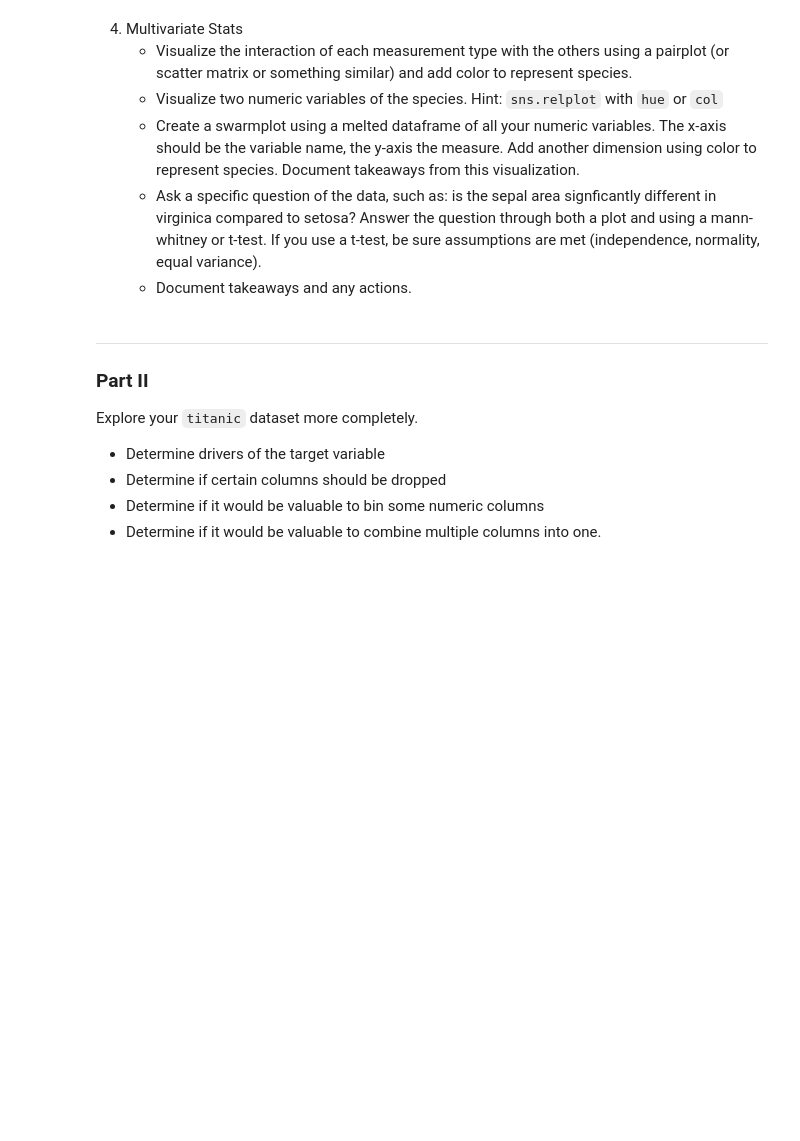
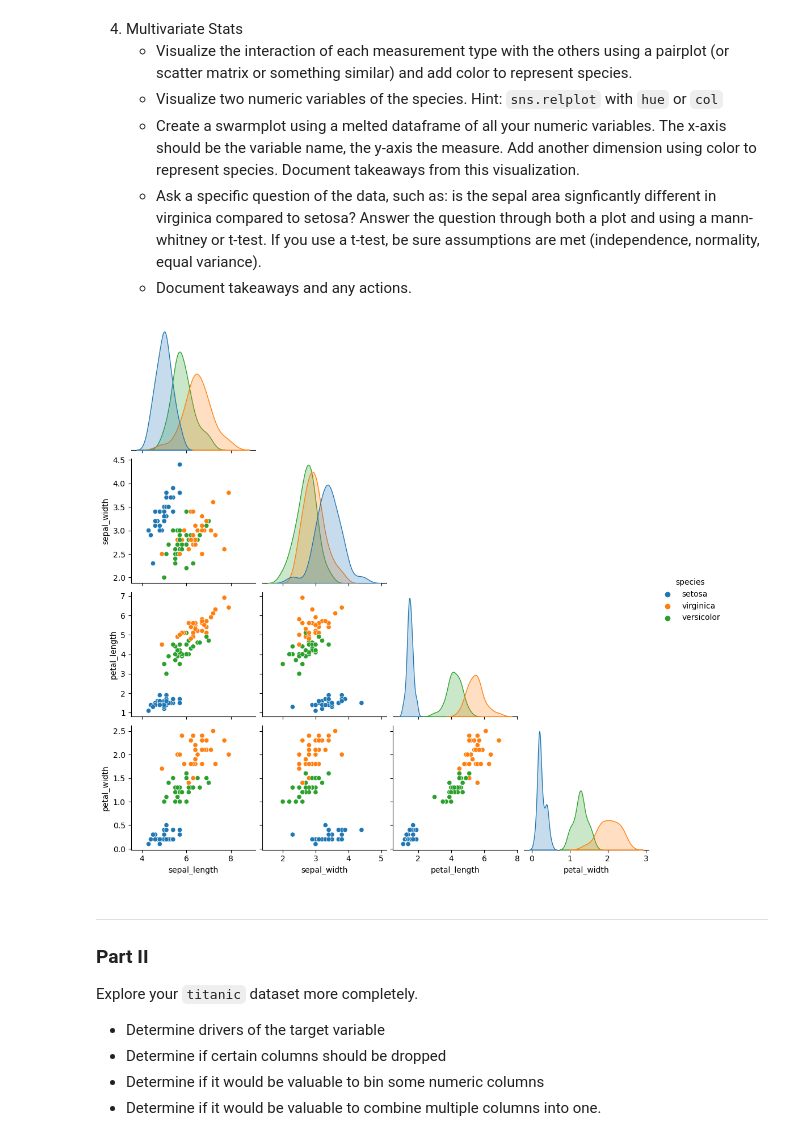
Before and after one commit to Michael-Nelson361/classification-exercises, a Jupyter notebook: explore.ipynb, the cells around one changed output. Cells and saved outputs as stored; diff of their text form; code cells hidden in the pictures; blank space fills up the shorter version.

```diff
--- a/explore.ipynb
+++ b/explore.ipynb
@@ -25,6 +333,13 @@ Do these exercises in `explore.ipynb` notebook. As always, add, commit, and pu
     - Create a swarmplot using a melted dataframe of all your numeric variables. The x-axis should be the variable name, the y-axis the measure. Add another dimension using color to represent species. Document takeaways from this visualization.
     - Ask a specific question of the data, such as: is the sepal area signficantly different in virginica compared to setosa? Answer the question through both a plot and using a mann-whitney or t-test. If you use a t-test, be sure assumptions are met (independence, normality, equal variance).
     - Document takeaways and any actions.
+# %%
+# visualize each measurement using pairplot
+sns.pairplot(data=train_iris,corner=True,hue='species')
+
+plt.show()
+# %% [output]
+[figure, added]
 # %% [markdown]
 ----
 ### Part II
```
Also changed, not shown: parts of 22 cells of this notebook.
